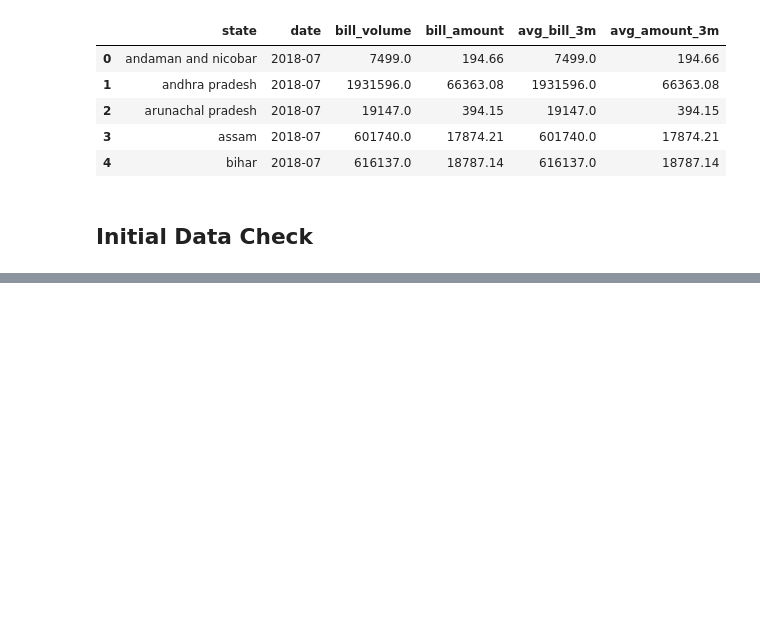
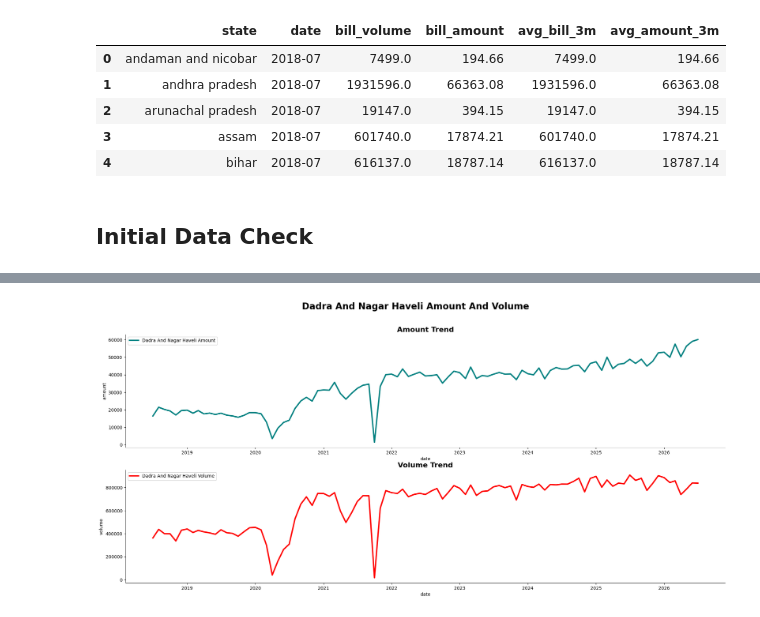
Before and after one commit to IamRaNo/india-logistics-hub-optimizer, a Jupyter notebook: jupyter notebooks/01_forecasting.ipynb, the cells around one changed output, grey strips where cells are left out. Cells and saved outputs as stored; diff of their text form; code cells hidden in the pictures; blank space fills up the shorter version.

```diff
--- a/jupyter notebooks/01_forecasting.ipynb
+++ b/jupyter notebooks/01_forecasting.ipynb
@@ -63,0 +242,15 @@ data.head()
+# %%
+plt.figure(figsize=(24,10))
+plt.subplot(2,1,1)
+sns.lineplot(x = 'date', y='amount',data=data[data['state'].isin(['dadra and nagar haveli'])],color = 'teal',linewidth = 3, label = 'Dadra And Nagar Haveli Amount')
+plt.title("Amount Trend",fontsize = 16,weight = 'bold')
+plt.legend()
+sns.despine()
+plt.subplot(2,1,2)
+sns.lineplot(x = 'date', y='volume',data=data[data['state'].isin(['dadra and nagar haveli'])],color = 'red',linewidth = 3, label = 'Dadra And Nagar Haveli Volume')
+plt.title("Volume Trend",fontsize = 16,weight = 'bold')
+sns.despine()
+plt.suptitle("Dadra And Nagar Haveli Amount And Volume",fontsize = 20,weight = 'bold')
+plt.show()
+# %% [output]
+[figure, added]
```
Also changed, not shown: parts of 34 cells of this notebook, 2 other files.
